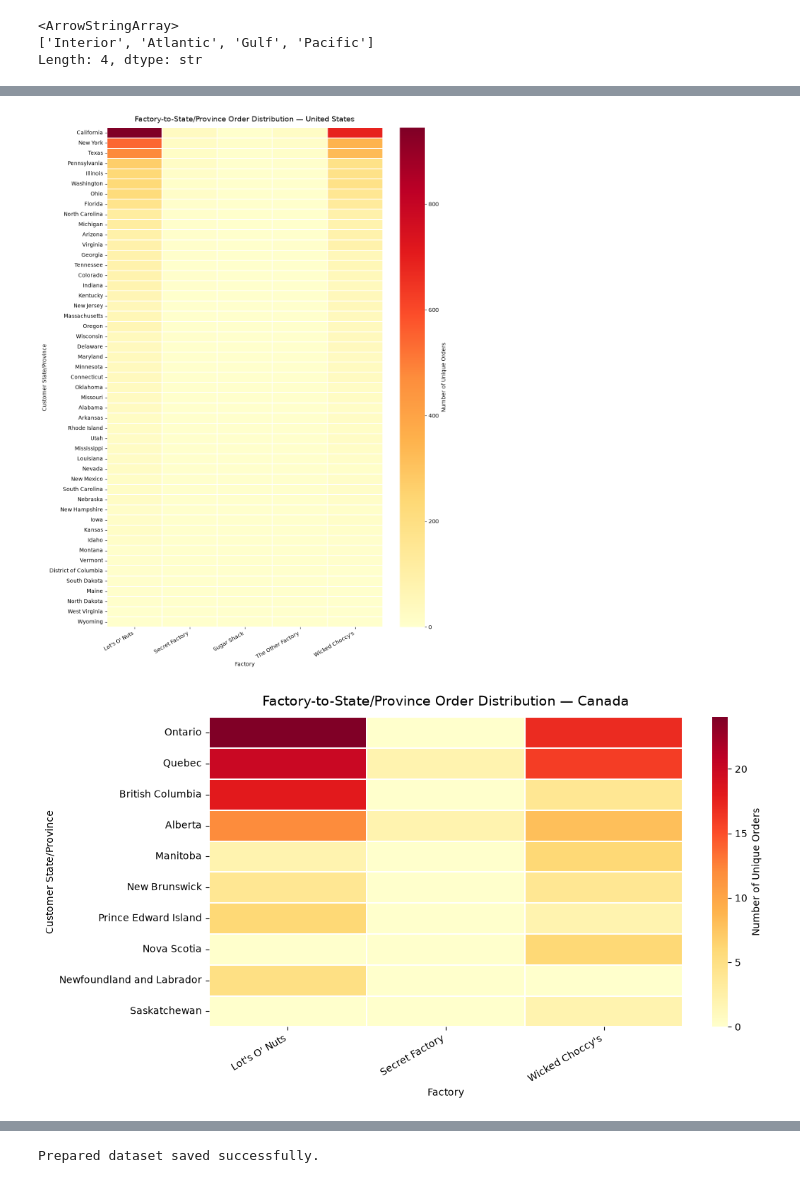
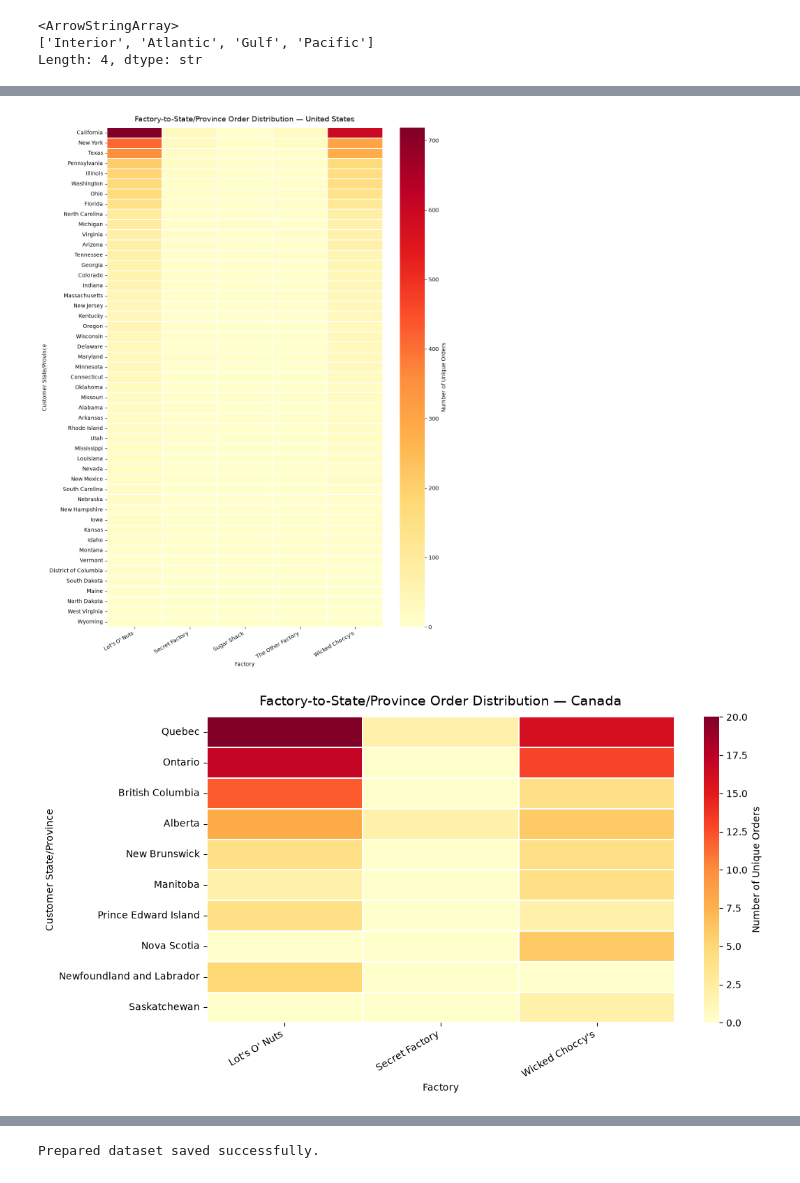
Before and after one commit to shambhavi1635/Factory-to-Customer-Shipping-Route-Efficiency-Analysis-for-Nassau-Candy-Distributor, a Jupyter notebook: feature engineering/feature_engg.ipynb, the cells around one changed output, grey strips where cells are left out. Drawn from its saved outputs; the diff is of its cells as text; code cells hidden in the pictures.

```diff
--- a/feature engineering/feature_engg.ipynb
+++ b/feature engineering/feature_engg.ipynb
@@ -257,3 +380,26 @@ Missing factory longitudes: 0
 | 12 | Hair Toffee | The Other Factory | 35.117500 | -89.971107 |
 | 13 | Wonka Bar - Milk Chocolate | Wicked Choccy's | 32.076176 | -81.088371 |
 | 14 | Wonka Bar - Triple Dazzle Caramel | Wicked Choccy's | 32.076176 | -81.088371 |
+# %%
+df["Factory"] = df["Product Name"].map(product_factory_mapping)
+
+print("Missing factory assignments:", df["Factory"].isna().sum())
+
+print("\nOrder lines by factory:")
+display(
+    df["Factory"]
+    .value_counts()
+    .rename_axis("Factory")
+    .reset_index(name="Order_Lines")
+)
+
+print("\nUnique orders:", df["Order Key"].nunique())
+
+shipment_count = (
+    df[["Order Key", "Factory"]]
+    .dropna()
+    .drop_duplicates()
+    .shape[0]
+)
+
+print("Unique order-factory shipments:", shipment_count)
@@ -473,7 +630,7 @@ import seaborn as sns
 def plot_factory_state_heatmap(data, country):
     # Count unique orders by state/province and factory
     state_matrix = (
-        data.groupby(["State/Province", "Factory"])["Order ID"]
+        data.groupby(["State/Province", "Factory"])["Order Key"]
         .nunique()
         .unstack(fill_value=0)
     )
@@ -483,35 +640,35 @@ def plot_factory_state_heatmap(data, country):
         state_matrix.sum(axis=1).sort_values(ascending=False).index
     ]
 
     plt.figure(figsize=(11, max(6, len(state_matrix) * 0.3)))
 
     sns.heatmap(
         state_matrix,
         cmap="YlOrRd",
         annot=False,
         linewidths=0.3,
         cbar_kws={"label": "Number of Unique Orders"}
     )
 
     plt.title(
         f"Factory-to-State/Province Order Distribution — {country}",
         fontsize=14,
         pad=12
     )
     plt.xlabel("Factory")
     plt.ylabel("Customer State/Province")
     plt.xticks(rotation=30, ha="right")
     plt.yticks(rotation=0)
     plt.tight_layout()
     plt.show()
 
 
 # Generate state/province heatmaps
 plot_factory_state_heatmap(df_us, "United States")
 plot_factory_state_heatmap(df_canada, "Canada")
 # %% [output]
-[figure, old version]
+[figure, new version]
-[figure, old version]
+[figure, new version]
 # %%
 
 # Group shipment records by shipping mode
```
Also changed, not shown: parts of 17 cells of this notebook, 4 other files.
